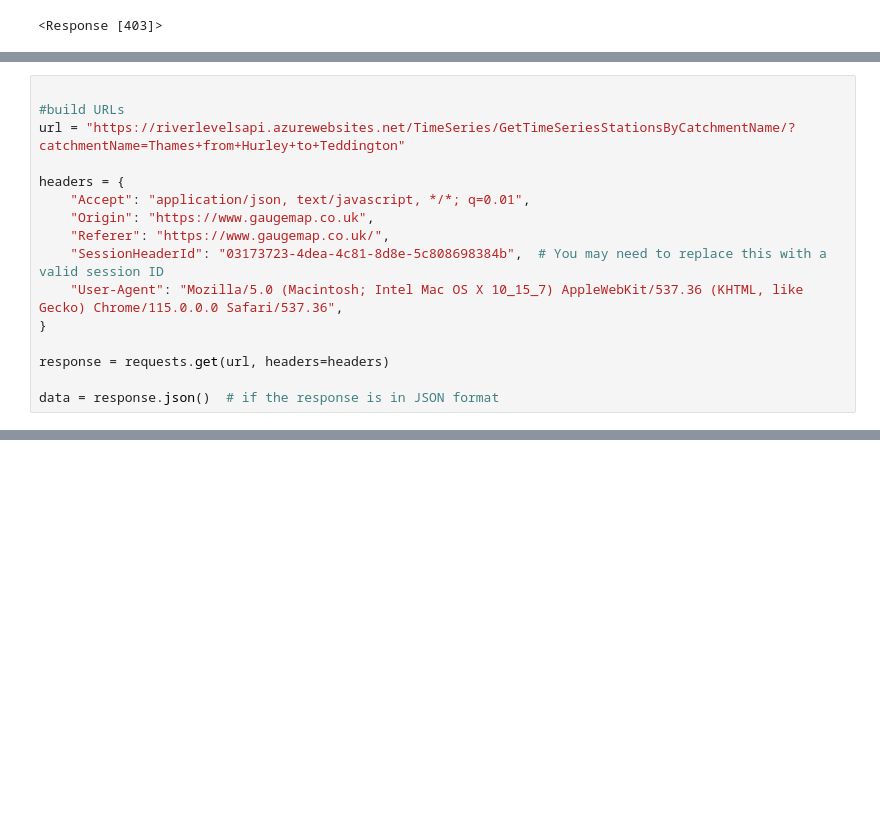
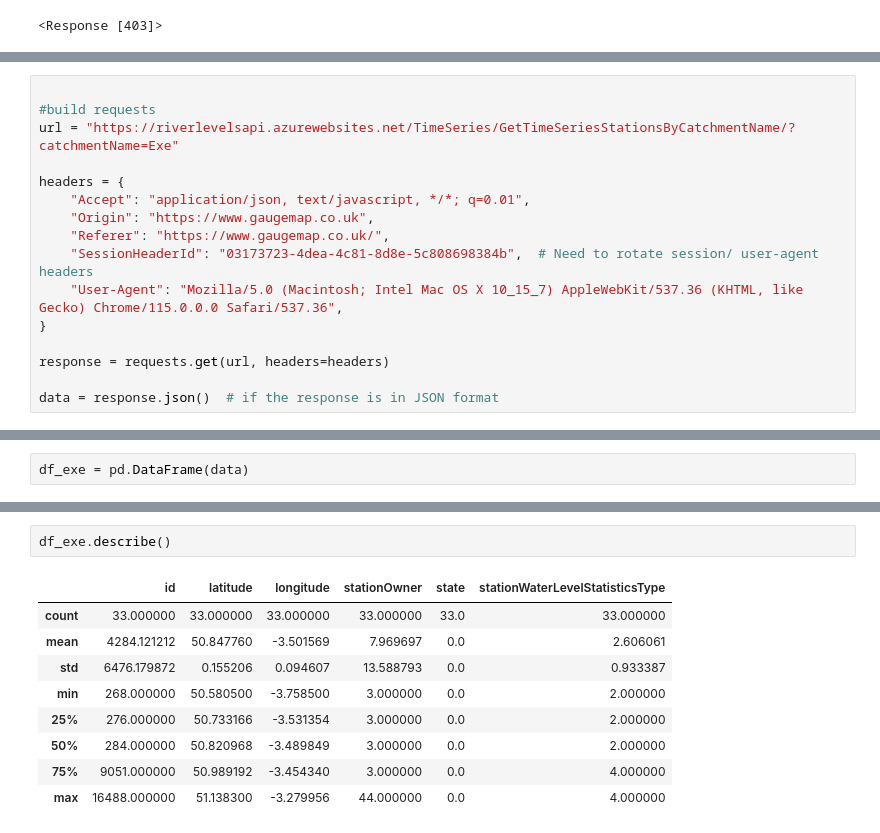
Before and after one commit to mishadcf/Flood-Prediction-Cornwall, a Jupyter notebook: data_collection_sandbox.ipynb, the cells around one changed output, grey strips where cells are left out. Cells and saved outputs as stored; diff of their text form; blank space fills up the shorter version.

Commit message:
updates working data collection sandbox

```diff
--- a/data_collection_sandbox.ipynb
+++ b/data_collection_sandbox.ipynb
@@ -22,13 +26,13 @@ https://riverlevelsapi.azurewebsites.net/TimeSeries/GetTimeSeriesStationsByCatch
 # %%
 
-#build URLs
-url = "https://riverlevelsapi.azurewebsites.net/TimeSeries/GetTimeSeriesStationsByCatchmentName/?catchmentName=Thames+from+Hurley+to+Teddington"
+#build requests
+url = "https://riverlevelsapi.azurewebsites.net/TimeSeries/GetTimeSeriesStationsByCatchmentName/?catchmentName=Exe"
 
 headers = {
     "Accept": "application/json, text/javascript, */*; q=0.01",
     "Origin": "https://www.gaugemap.co.uk",
     "Referer": "https://www.gaugemap.co.uk/",
-    "SessionHeaderId": "03173723-4dea-4c81-8d8e-5c808698384b",  # You may need to replace this with a valid session ID
+    "SessionHeaderId": "03173723-4dea-4c81-8d8e-5c808698384b",  # Need to rotate session/ user-agent headers
     "User-Agent": "Mozilla/5.0 (Macintosh; Intel Mac OS X 10_15_7) AppleWebKit/537.36 (KHTML, like Gecko) Chrome/115.0.0.0 Safari/537.36",
 }
 
@@ -57,0 +62,2 @@ data
+# %%
+df_exe = pd.DataFrame(data)
@@ -57,0 +86,12 @@ data
+# %%
+df_exe.describe()
+# %% [output]
+|  | id | latitude | longitude | stationOwner | state | stationWaterLevelStatisticsType |
+| count | 33.000000 | 33.000000 | 33.000000 | 33.000000 | 33.0 | 33.000000 |
+| mean | 4284.121212 | 50.847760 | -3.501569 | 7.969697 | 0.0 | 2.606061 |
+| std | 6476.179872 | 0.155206 | 0.094607 | 13.588793 | 0.0 | 0.933387 |
+| min | 268.000000 | 50.580500 | -3.758500 | 3.000000 | 0.0 | 2.000000 |
+| 25% | 276.000000 | 50.733166 | -3.531354 | 3.000000 | 0.0 | 2.000000 |
+| 50% | 284.000000 | 50.820968 | -3.489849 | 3.000000 | 0.0 | 2.000000 |
+| 75% | 9051.000000 | 50.989192 | -3.454340 | 3.000000 | 0.0 | 4.000000 |
+| max | 16488.000000 | 51.138300 | -3.279956 | 44.000000 | 0.0 | 4.000000 |
```
Also changed, not shown: parts of 5 cells of this notebook, 3 other files.
